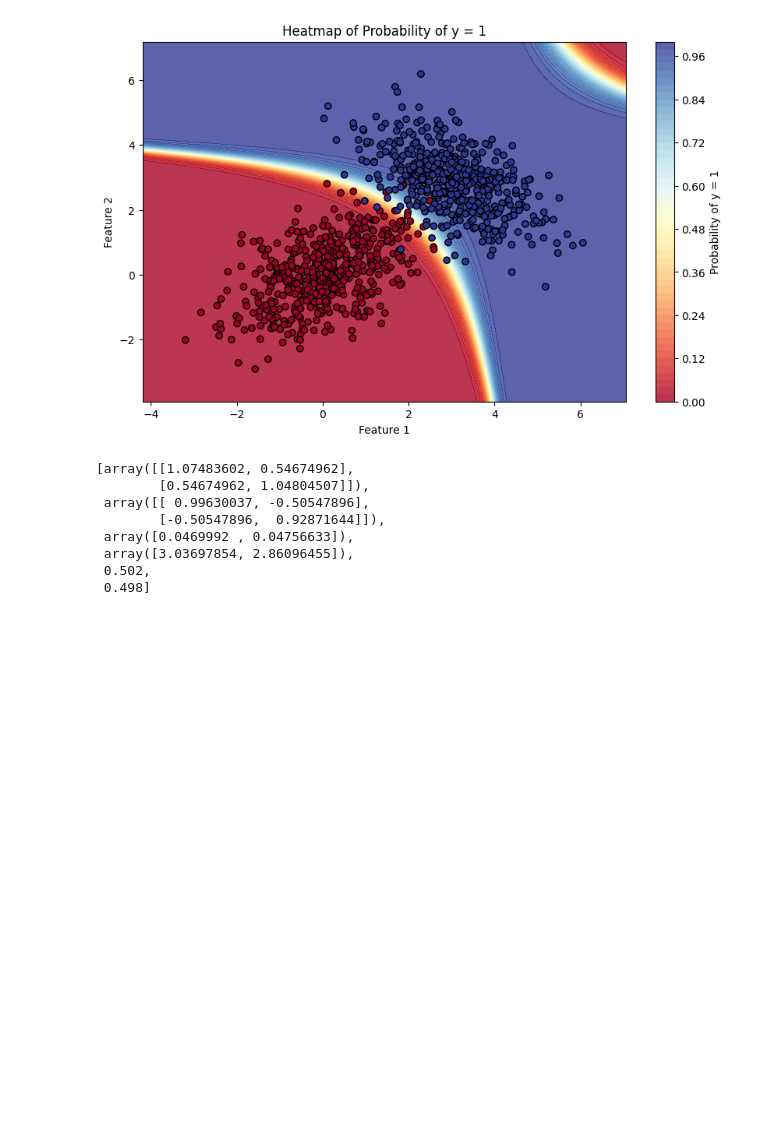
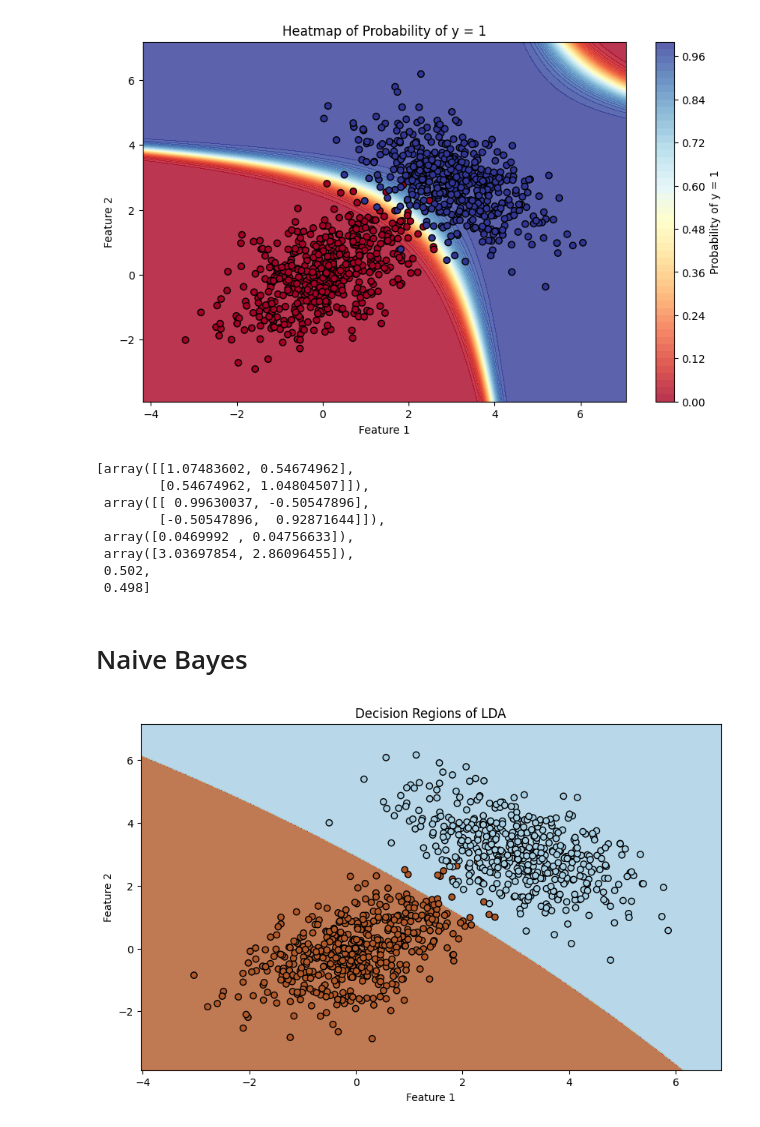
Before and after one commit to dawidsroczyk/advanced_ml_labs, a Jupyter notebook: task_1/task_1_verify.ipynb, the cells around one changed output. Cells and saved outputs as stored; diff of their text form; code cells hidden in the pictures; blank space fills up the shorter version.

Commit message:
naive naive bayes

```diff
--- a/task_1/task_1_verify.ipynb
+++ b/task_1/task_1_verify.ipynb
@@ -142,3 +144,46 @@ qda.get_params()
  array([3.03697854, 2.86096455]),
  0.502,
  0.498]
+# %% [markdown]
+# Naive Bayes
+# %%
+n = 1000
+a = 3
+
+cov_0 = np.array([[1, 0.5], [0.5, 1]])
+cov_1 = np.array([[1, -0.5], [-0.5, 1]])
+
+mean_0 = np.array([0, 0])
+mean_1 = np.array([a, a])
+
+
+y = np.random.binomial(n=1, p=0.5, size=n)
+y.sort()
+n0 = np.sum(y == 0)
+n1 = np.sum(y == 1)
+X_0 = np.random.multivariate_normal(mean=mean_0, cov=cov_0, size=n0)
+X_1 = np.random.multivariate_normal(mean=mean_1, cov=cov_1, size=n1)
+X = np.concat([X_0, X_1])
+# %%
+nb = NB.BinaryNB()
+nb.fit(X, y)
+# %%
+x_min, x_max = X[:, 0].min() - 1, X[:, 0].max() + 1
+y_min, y_max = X[:, 1].min() - 1, X[:, 1].max() + 1
+xx, yy = np.meshgrid(np.arange(x_min, x_max, 0.01), np.arange(y_min, y_max, 0.01))
+grid_points = np.c_[xx.ravel(), yy.ravel()]
+
+# Predict the class for each point in the grid
+Z = nb.predict(grid_points)
+Z = Z.reshape(xx.shape)
+
+# Plot the decision regions
+plt.figure(figsize=(10, 6))
+plt.contourf(xx, yy, Z, alpha=0.8, cmap=plt.cm.Paired_r)
+plt.scatter(X[:, 0], X[:, 1], c=y, edgecolors='k', marker='o', cmap=plt.cm.Paired_r)
+plt.xlabel('Feature 1')
+plt.ylabel('Feature 2')
+plt.title('Decision Regions of LDA')
+plt.show()
+# %% [output]
+[figure, added]
```
Also changed, not shown: parts of 2 cells of this notebook, 1 other file.
